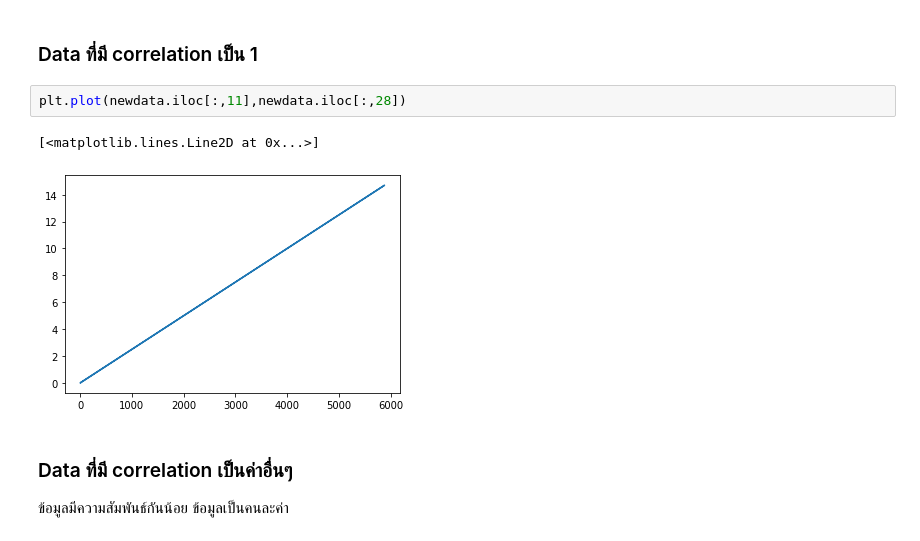
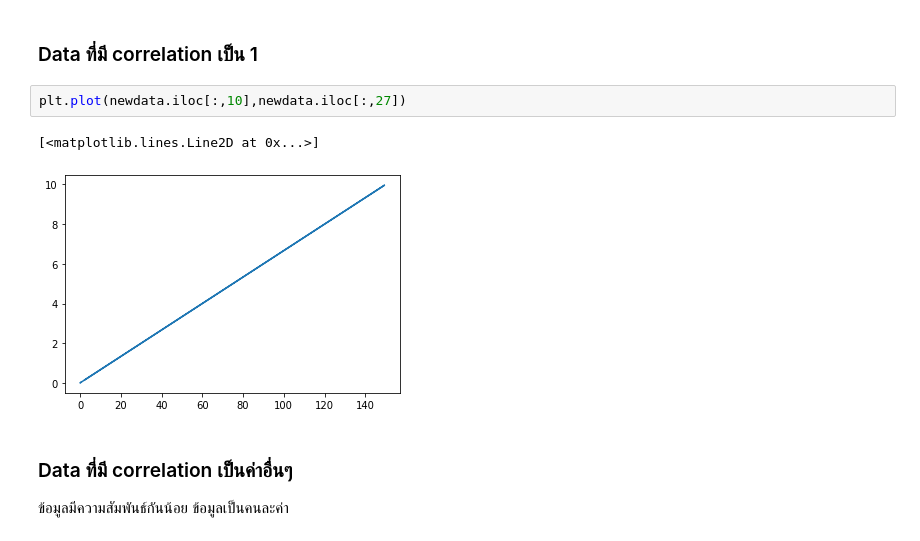
Before and after one commit to Wikanda-Hongboonmee/multivariate, a Jupyter notebook: Chapter3_PCA.ipynb, the cells around one changed output. Drawn from its saved outputs; the diff is of its cells as text.

```diff
--- a/Chapter3_PCA.ipynb
+++ b/Chapter3_PCA.ipynb
@@ -455,10 +457,10 @@ from matplotlib import pyplot as plt
 # %% [markdown]
 ### Data ที่มี correlation เป็น 1
 # %%
-plt.plot(newdata.iloc[:,11],newdata.iloc[:,28])
+plt.plot(newdata.iloc[:,10],newdata.iloc[:,27])
 # %% [output]
 [<matplotlib.lines.Line2D at 0x...>]
-[figure, old version]
+[figure, new version]
 # %% [markdown]
 ### Data ที่มี correlation เป็นค่าอื่นๆ
 ข้อมูลมีความสัมพันธ์กันน้อย ข้อมูลเป็นคนละค่า
```
Also changed, not shown: parts of 8 cells of this notebook.
